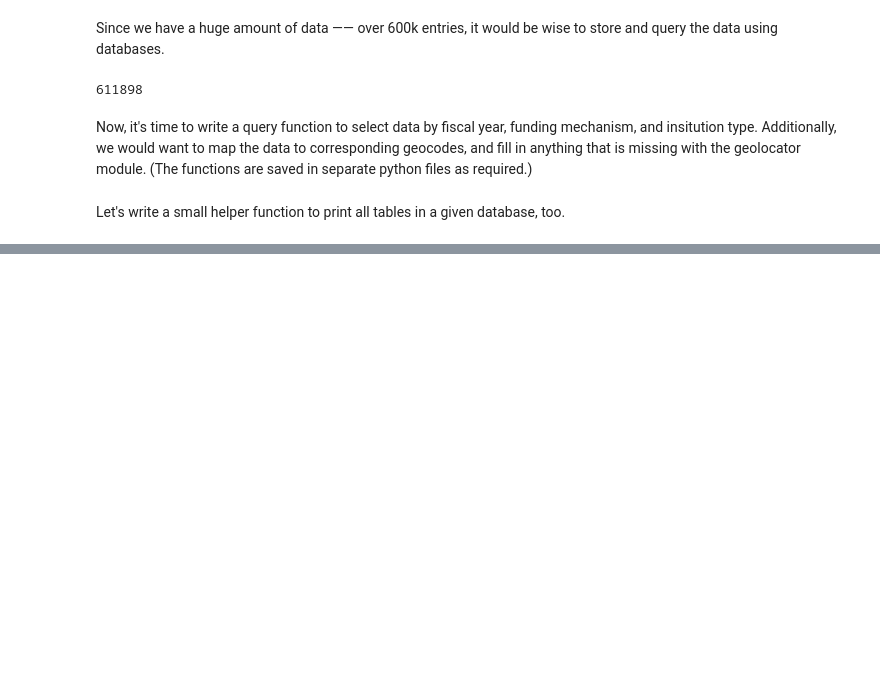
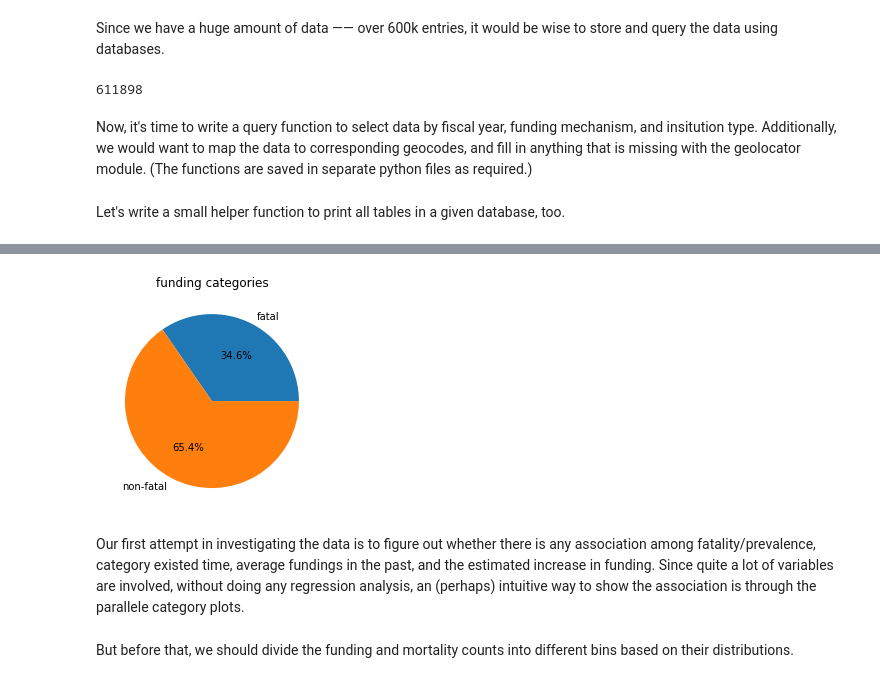
Before and after one commit to linnilinnil/PIC-PROJECT, a Jupyter notebook: finalpost.ipynb, the cells around one changed output, grey strips where cells are left out. Drawn from its saved outputs; the diff is of its cells as text; code cells hidden in the pictures; blank space fills up the shorter version.

```diff
--- a/finalpost.ipynb
+++ b/finalpost.ipynb
@@ -298,0 +422,4 @@ conn.close()
+# %%
+rcdc = pd.read_excel("RCDCFundingSummary_03072023.xlsx",)
+rcdc.columns = rcdc.loc[1,:]
+rcdc = rcdc.loc[2:310,:]
@@ -298,0 +428,37 @@ conn.close()
+# %%
+def RCDC_clean(rcdc):
+
+    selected = rcdc.copy()
+    #- indicates no death from this category
+    selected['2019 US Mortality 19'] \
+        = selected['2019 US Mortality 19'].apply(lambda x:str(x).replace('-','0'))
+    #+ indicates the category did not exist in that specific year.
+    # encode to a numeric indicator
+    selected = selected.applymap(lambda x:str(x).replace('+','-1'))
+    #get rid of the dollar signs so as to convert to numeric
+    selected = selected.applymap(lambda x:str(x).replace('$',''))
+
+    #combining ARRA
+    selected[2009]=selected[2009].astype(float) + selected['2009 ARRA'].astype(float)
+    selected[2010]=selected[2010].astype(float) + selected['2010 ARRA'].astype(float)
+    selected.drop(['2009 ARRA','2010 ARRA'],axis=1,inplace=True)
+
+    #number of years the category has existed
+    selected['exist'] = selected.apply((lambda row: sum([1 if (row[x] != '-1') else 0 for x in list(selected.columns)[1:-3]])),axis = 1)
+    #average fundings over the year
+    selected['avg'] = selected.apply((lambda row: np.mean([int(row[x]) if (row[x] != '-1') else 0 for x in list(selected.columns)[1:-3]])),axis = 1)
+    #estimated increase from 2022 to 2023
+    selected['estimate'] = selected['2023 Estimated'].astype(float) - selected['2022 Estimated'].astype(float)
+    #type conversion
+    selected['2019 US Mortality 19'] = selected['2019 US Mortality 19'].astype('float')
+    #percentage of increase
+    selected["pct2023"] = selected.loc[:,['2022 Estimated','2023 Estimated']].astype(float).pct_change(axis=1)['2023 Estimated'].multiply(100)
+    #sorting
+    selected =selected.sort_values('2019 US Mortality 19')
+    print(selected.head(n=1))
+    #We divide the categories into lethal conditions, and non lethal
+    fatal = selected[selected['2019 US Mortality 19'] > 0]
+    nonfatal = selected[selected['2019 US Mortality 19'] == 0]
+    return fatal, nonfatal
+# %%
+fatal, nonfatal = RCDC_clean(rcdc)
@@ -298,0 +479,10 @@ conn.close()
+# %%
+plt.pie([len(fatal),len(nonfatal)],labels=['fatal','non-fatal'],autopct='%1.1f%%')
+plt.title('funding categories')
+plt.show()
+# %% [output]
+[figure, added]
+# %% [markdown]
+Our first attempt in investigating the data is to figure out whether there is any association among fatality/prevalence, category existed time, average fundings in the past, and the estimated increase in funding. Since quite a lot of variables are involved, without doing any regression analysis, an (perhaps) intuitive way to show the association is through the parallele category plots.
+# %% [markdown]
+But before that, we should divide the funding and mortality counts into different bins based on their distributions.
```
Also changed, not shown: parts of 65 cells of this notebook.
